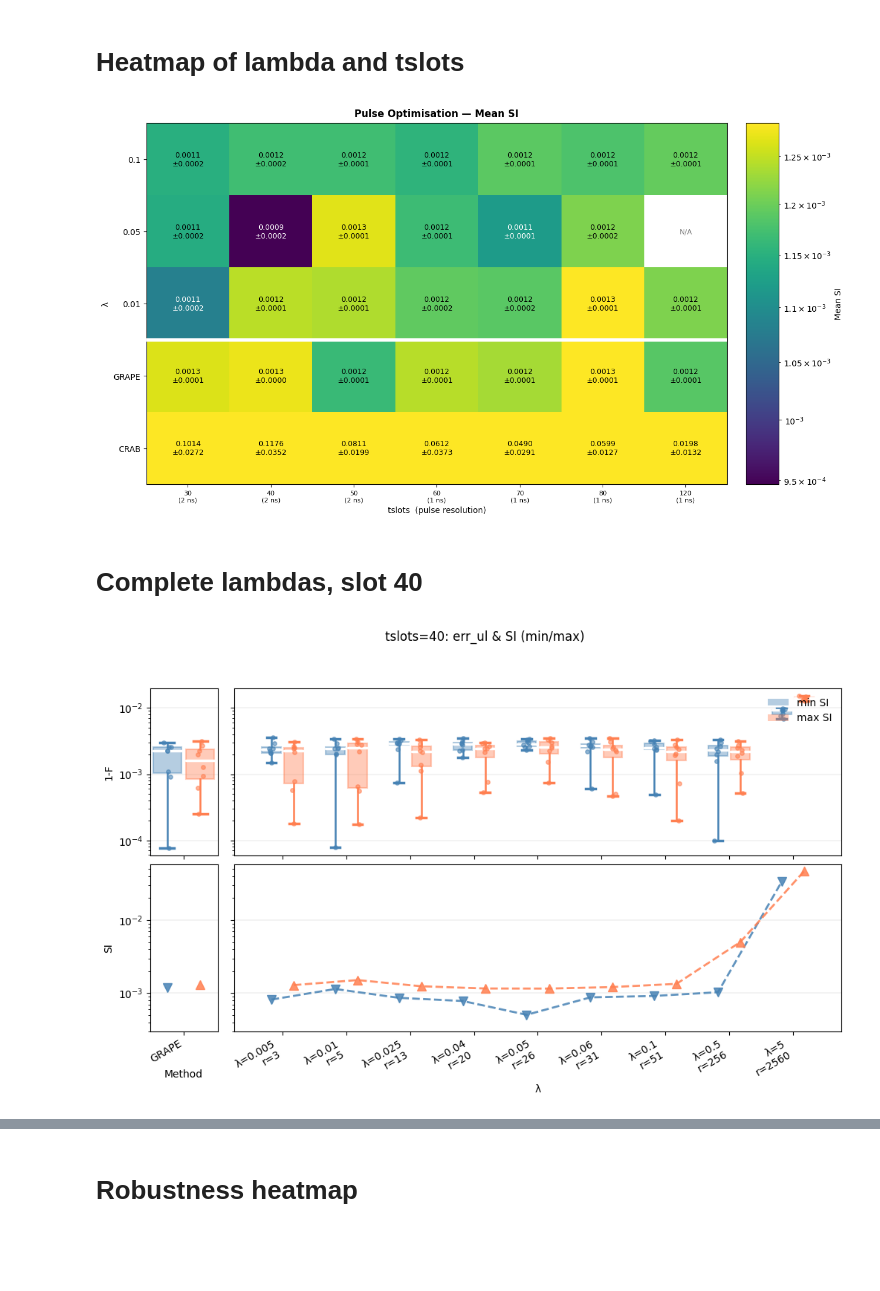
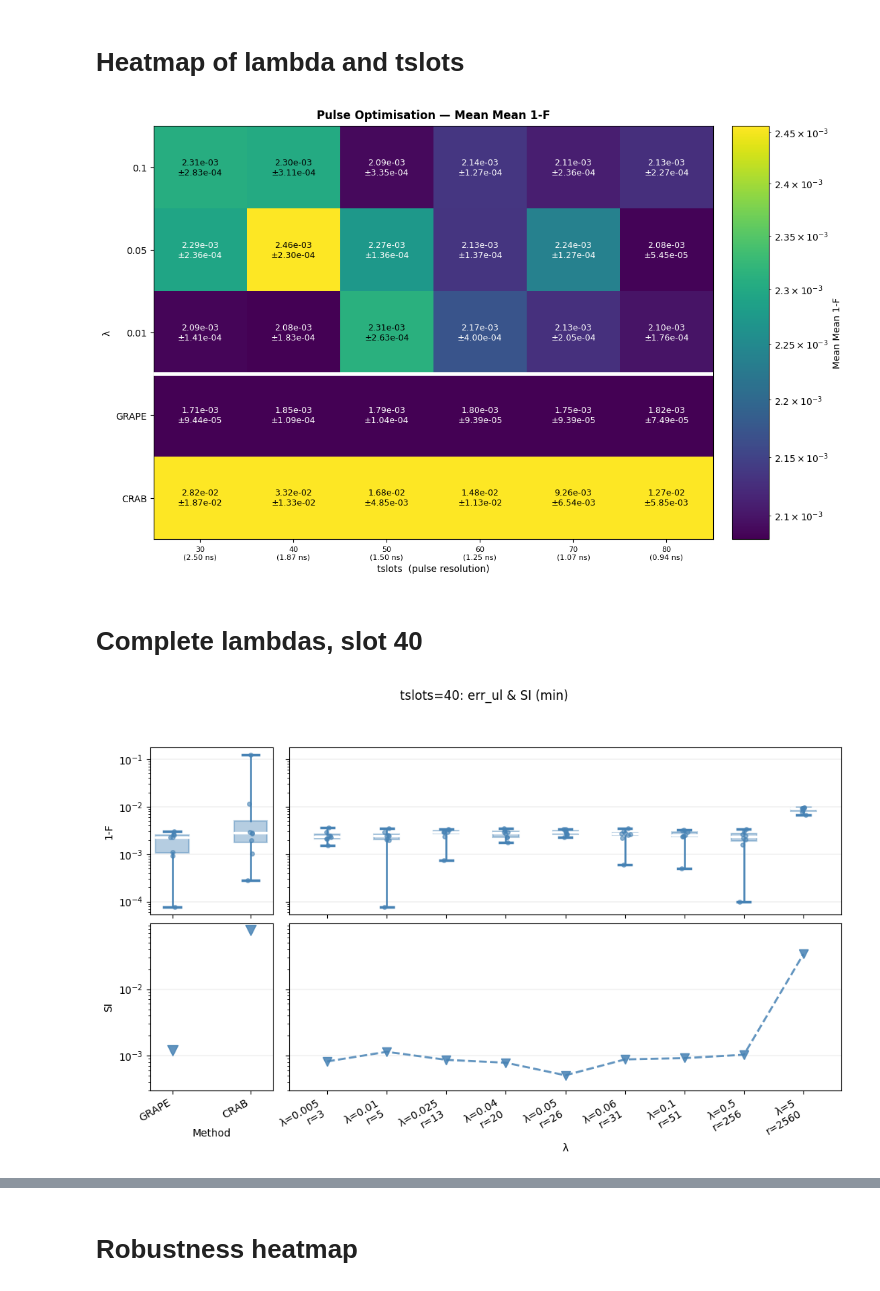
Before and after one commit to cicacica/VeriPulse, a Jupyter notebook: notebooks/data_processing.ipynb, the cells around one changed output, grey strips where cells are left out. Drawn from its saved outputs; the diff is of its cells as text; code cells hidden in the pictures; blank space fills up the shorter version.

Commit message:
GRAPE AVG lam 0.001

```diff
--- a/notebooks/data_processing.ipynb
+++ b/notebooks/data_processing.ipynb
@@ -419,7 +436,7 @@ def plot_grape_heatmap(
     plt.show()
 # %%
 lambdas = [0.1, 0.05, 0.01]
-tslots_list = [30,40,50,60,70,80,120]
-plot_grape_heatmap(data_dir_dummyless, lambdas, tslots_list, show_grape=True, show_crab=True)
+tslots_list = [30,40,50,60,70,80]
+plot_grape_heatmap(data_dir_dummyless, lambdas, tslots_list, show_grape=True, show_crab=True, agg='mean', show='fid')
 # %% [output]
-[figure, old version]
+[figure, new version]
@@ -643,9 +672,9 @@ lam40_dummyless = np.sort([0.005,0.01,0.025,0.04,0.05,0.06,0.1,0.5,5])
 lam40_dummyyes = np.sort([0.0005,0.005,0.01,0.025,0.026,0.05,0.1,0.5,5])
 # %%
 plot_lambda_scan(data_dir_dummyless, lambdas=lam40_dummyless, tslots=40,
-                 si_case=['min','max'], log_y=True, separate_si=True,
-                 ref_methods=['GRAPE'], detuning=0.0, drive_error=0.0)
+                 si_case=['min'], log_y=True, separate_si=True,
+                 ref_methods=['GRAPE','CRAB'], detuning=0.0, drive_error=0.0)
 # %% [output]
-[figure, old version]
+[figure, new version]
 # %%
 plot_lambda_scan(data_dir_dummyyes, lambdas=lam40_dummyyes, tslots=40,
```
Also changed, not shown: parts of 8 cells of this notebook, 7 other files.
